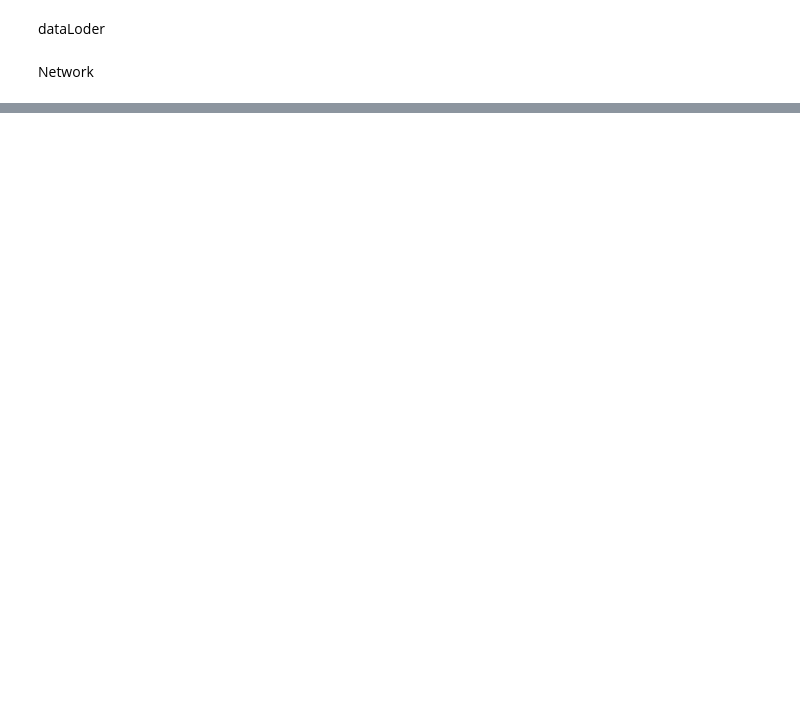
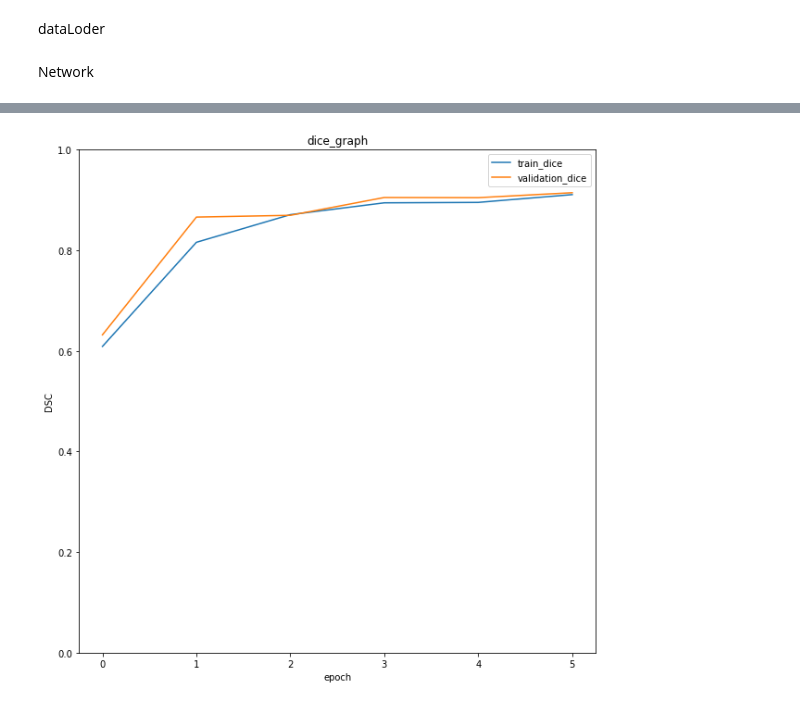
Before and after one commit to Leeyoungsup/HistopathologyMMRstatusClassification, a Jupyter notebook: whole_slide_Segmenation.ipynb, the cells around one changed output, grey strips where cells are left out. Cells and saved outputs as stored; diff of their text form; code cells hidden in the pictures; blank space fills up the shorter version.

```diff
--- a/whole_slide_Segmenation.ipynb
+++ b/whole_slide_Segmenation.ipynb
@@ -18,8 +27,8 @@ device = torch.device("cuda:3" if torch.cuda.is_available() else "cpu")
 params = {
     'batch_size':8,
     'num_epoch':200,
-    'lr':2e-3,
-    'log_dir':'../../data/CycleGANData/wholeslide/',
+    'lr':2e-4,
+    'log_dir':'../../data/re-label segmentation/',
     'img_form':'tiff'
 }
 # %% [markdown]
@@ -334,10 +86,0 @@ for epoch in range(params['num_epoch']):
-# %%
-test_losses=[]
-for batch, data in enumerate(loader_test): # 1은 뭐니 > index start point
-        # forward
-        label = data['label'].to(device)   # 데이터 device로 올리기
-        inputs = data['input'].to(device)
-        output = net(inputs)
-        loss = fn_loss(output,label)  # output과 label 사이의 loss 계산
-        # save loss
-        test_losses += [loss.item()]
@@ -345,0 +209,84 @@ torch.save(net,'../../model/seg/UNet.pt')
+# %%
+train_loss_list=[]
+val_loss_list=[]
+train_acc_list=[]
+val_acc_list=[]
+MIN_loss=5000
+for l in model.base_layers:
+      for param in l.parameters():
+        param.requires_grad = False
+
+optimizer = optim.Adam(filter(lambda p: p.requires_grad, model.parameters()), lr=params['lr'])
+metrics = defaultdict(float)
+for epoch in range(params['num_epoch']):
+    train=tqdm(train_dataloader)
+    count=0
+    running_loss = 0.0
+    acc_loss=0
+    for x, y in train:
+        model.train()
+        y = y.to(device).float()
+        count+=1
+        x=x.to(device).float()
+        optimizer.zero_grad()  # optimizer zero 로 초기화
+        predict = model(x).to(device)
+        cost = calc_loss(predict, y,metrics) # cost 구함
+        acc=1-calc_loss(predict, y,metrics)
+        cost.backward() # cost에 대한 backward 구함
+        optimizer.step()
+        running_loss += cost.item()
+        acc_loss+=acc
+        train.set_description(f"epoch: {epoch+1}/{params['num_epoch']} Step: {count+1} dice_loss : {running_loss/count:.4f} dice_score: {acc_loss/count:.4f}")
+    train_loss_list.append((running_loss/count))
+    train_acc_list.append((acc_loss/count).cpu().detach().numpy())
+#validation
+    val=tqdm(validation_dataloader)
+    model.eval()
+    count=0
+    val_running_loss=0.0
+    acc_loss=0
+    with torch.no_grad():
+        for x, y in val:
+            y = y.to(device).float()
+            count+=1
+            x=x.to(device).float()
+
+            predict = model(x).to(device)
+            cost = calc_loss(predict, y,metrics) # cost 구함
+            acc=1-calc_loss(predict, y,metrics)
+            val_running_loss+=cost.item()
+            acc_loss+=acc
+            val.set_description(f"Validation epoch: {epoch+1}/{params['num_epoch']} Step: {count+1} dice_loss : {val_running_loss/count:.4f}  dice_score: {acc_loss/count:.4f}")
+        val_loss_list.append((val_running_loss/count))
+        val_acc_list.append((acc_loss/count).cpu().detach().numpy())
+    if epoch%30==5:
+        plt.figure(figsize=(10,10))
+        plt.title('dice_graph')
+        plt.plot(np.arange(epoch+1),train_acc_list,label='train_dice')
+        plt.plot(np.arange(epoch+1),val_acc_list,label='validation_dice')
+        plt.xlabel('epoch')
+        plt.ylabel('DSC')
+        plt.ylim([0, 1])
+        plt.legend()
+        plt.show()
+    if MIN_loss<(val_running_loss/count):
+        torch.save(model.state_dict(), '../../model/seg/re_label_UNet_call_back.pt')
+        MIN_loss=(val_running_loss/count)
+torch.save(model.state_dict(), '../../model/seg/re_label_UNet.pt')
+with torch.no_grad():
+    count=0
+    test_running_loss=0
+    acc_loss=0
+    for x, y in test_dataloader:
+        y = y.to(device).float()
+        count+=1
+        x=x.to(device).float()
+
+        predict = model(x).to(device)
+        cost = calc_loss(predict, y,metrics) # cost 구함
+        acc=1-calc_loss(predict, y,metrics)
+        test_running_loss+=cost.item()
+        acc_loss+=acc
+print('test prediction dice score: %f'%(acc_loss/count).item())
+# %% [output]
+[figure, added]
```
Also changed, not shown: parts of 11 cells of this notebook, 4 other files.
